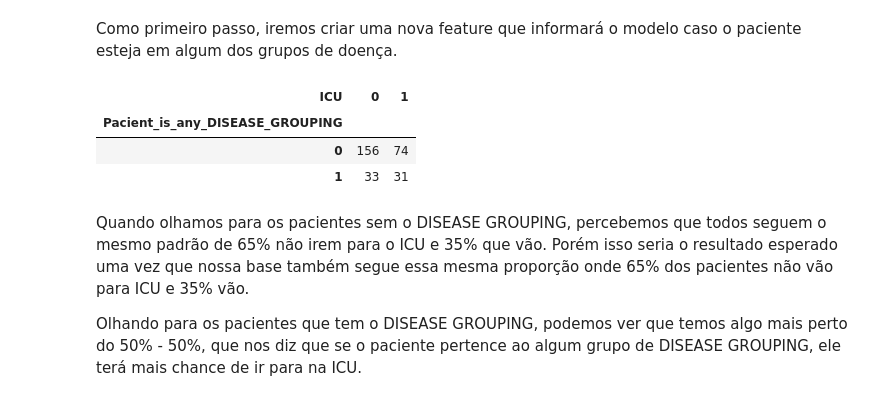
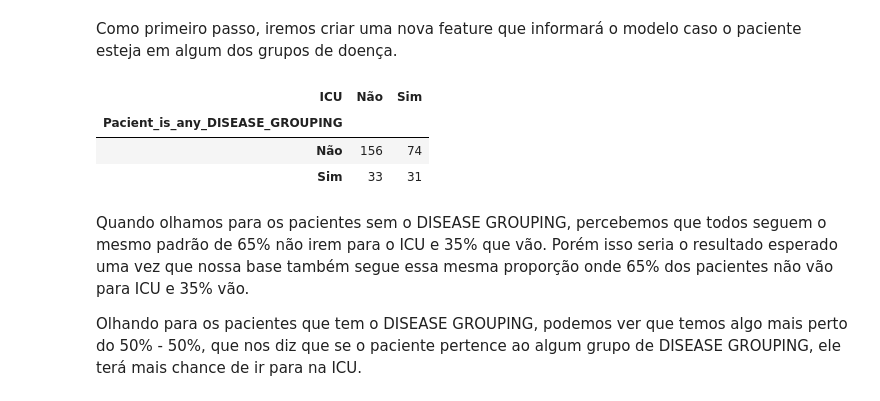
Before and after one commit to rodrigodemend/Diagn-stico-de-Dados-Cl-nicos-com-Machine-Learning, a Jupyter notebook: Notebooks/Modelagem_para_Diagnóstico_de_Dados_Clínicos_com_Machine_Learning_.ipynb, the cells around one changed output. Drawn from its saved outputs; the diff is of its cells as text; code cells hidden in the pictures.

```diff
--- a/Notebooks/Modelagem_para_Diagnóstico_de_Dados_Clínicos_com_Machine_Learning_.ipynb
+++ b/Notebooks/Modelagem_para_Diagnóstico_de_Dados_Clínicos_com_Machine_Learning_.ipynb
@@ -510,13 +561,14 @@ Como primeiro passo, iremos criar uma nova feature que informará o modelo caso
 dados['Pacient_is_any_DISEASE_GROUPING'] = [1 if (dados['DISEASE GROUPING 1'][i] == 1 or dados['DISEASE GROUPING 2'][i] == 1 or dados['DISEASE GROUPING 3'][i] == 1 or dados['DISEASE GROUPING 4'][i] == 1 or dados['DISEASE GROUPING 5'][i] == 1) else 0 for i in range(len(dados))]
 # %%
 # Criando uma tabela de frequencia
-freq = pd.crosstab(dados['Pacient_is_any_DISEASE_GROUPING'], dados['ICU'], rownames=['Pacient_is_any_DISEASE_GROUPING'], colnames=['ICU'])
+dict_map = {0:'Não', 1:'Sim'}
+freq = pd.crosstab(dados['Pacient_is_any_DISEASE_GROUPING'].map(dict_map), dados['ICU'].map(dict_map), rownames=['Pacient_is_any_DISEASE_GROUPING'], colnames=['ICU'])
 freq
 # %% [output]
-| ICU | 0 | 1 |
+| ICU | Não | Sim |
 | Pacient_is_any_DISEASE_GROUPING |  |  |
-| 0 | 156 | 74 |
-| 1 | 33 | 31 |
+| Não | 156 | 74 |
+| Sim | 33 | 31 |
 # %% [markdown]
 Quando olhamos para os pacientes sem o DISEASE GROUPING, percebemos que todos seguem o mesmo padrão de 65% não irem para o ICU e 35% que vão. Porém isso seria o resultado esperado uma vez que nossa base também segue essa mesma proporção onde 65% dos pacientes não vão para ICU e 35% vão.
 
```
Also changed, not shown: parts of 17 cells of this notebook.
